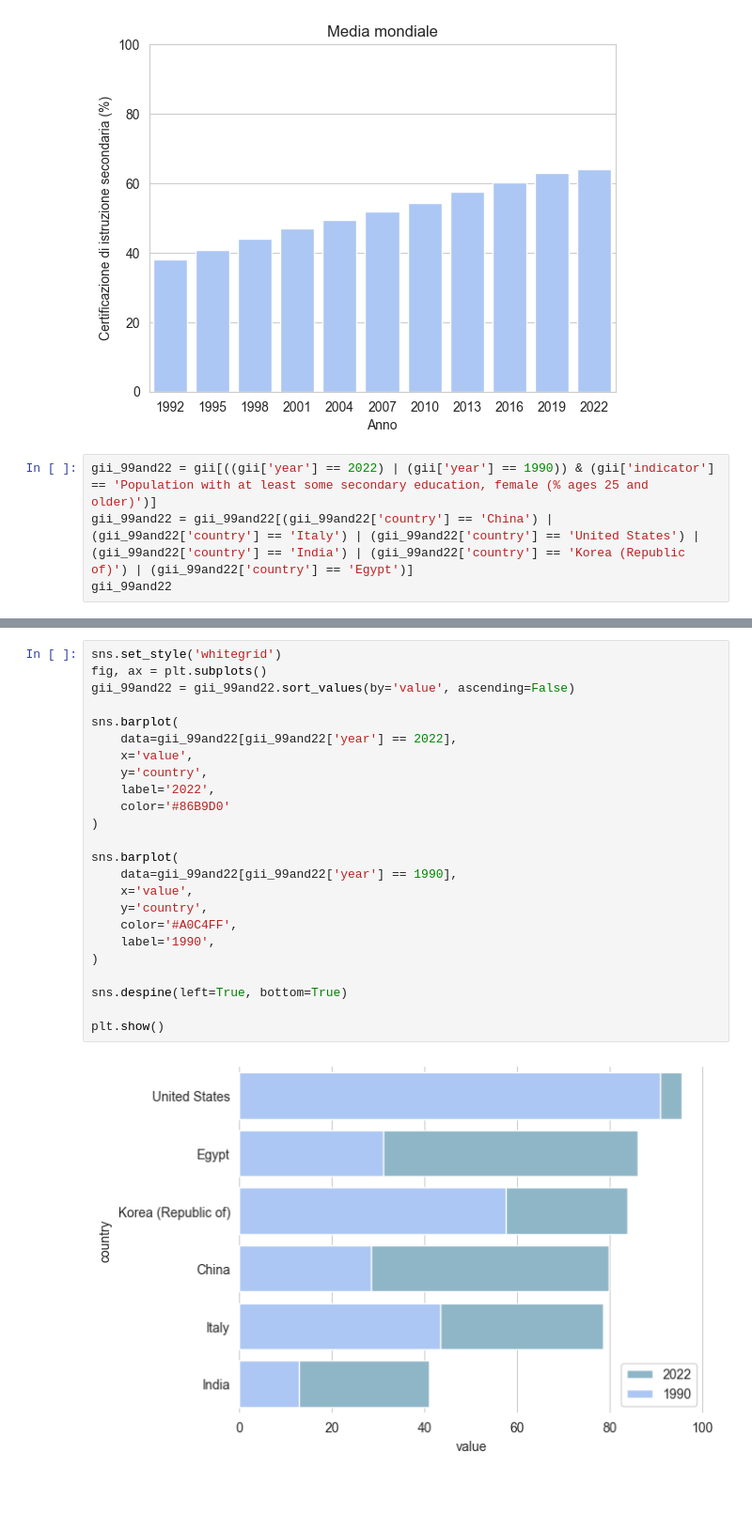
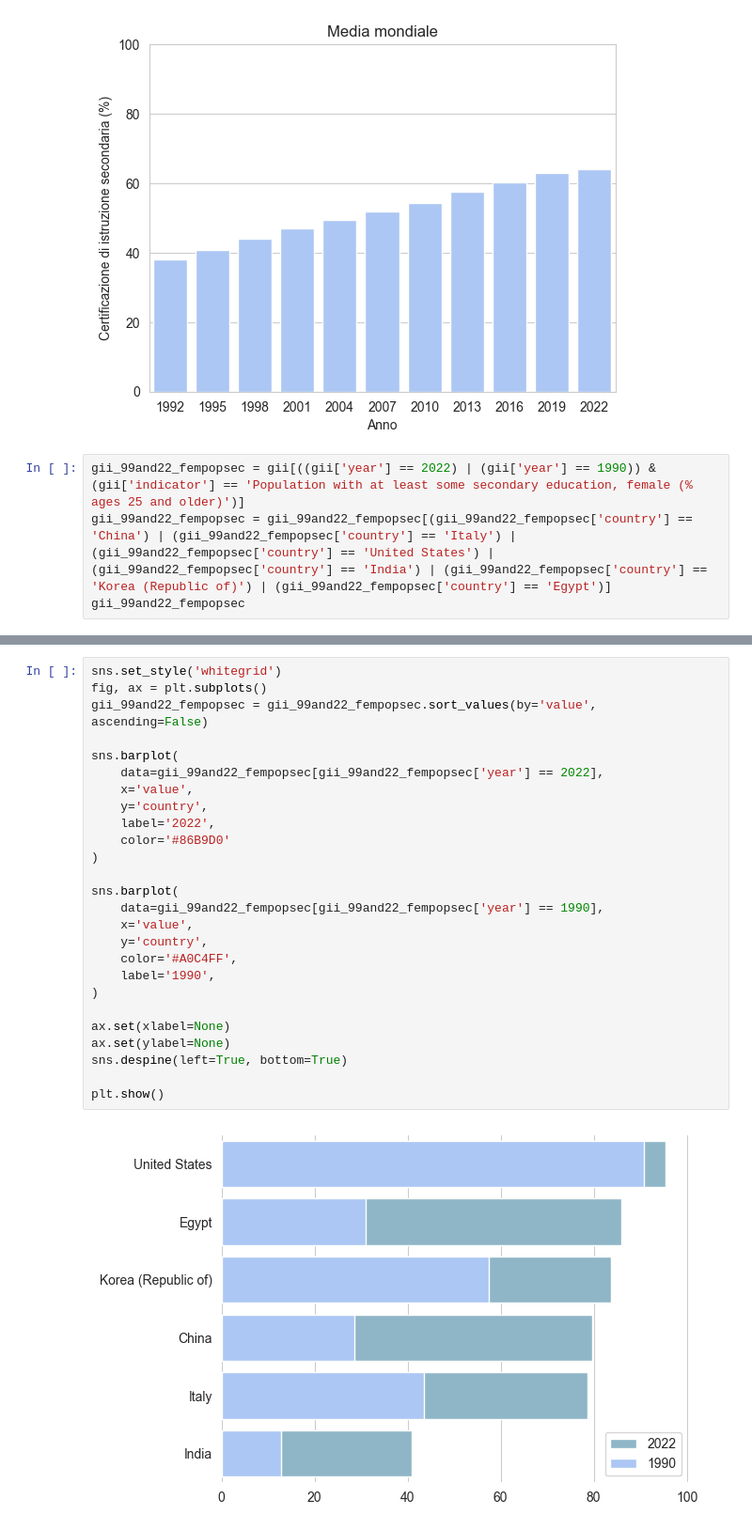
Before and after one commit to ByZeroMatt/SciVis_Project_2024, a Jupyter notebook: src/main/main.ipynb, the cells around one changed output, grey strips where cells are left out. Shown at 94% size. Drawn from its saved outputs; the diff is of its cells as text; blank space fills up the shorter version.

```diff
--- a/src/main/main.ipynb
+++ b/src/main/main.ipynb
@@ -514,9 +496,9 @@ plt.show()
 # %% [output]
 [figure]
 # %%
-gii_99and22 = gii[((gii['year'] == 2022) | (gii['year'] == 1990)) & (gii['indicator'] == 'Population with at least some secondary education, female (% ages 25 and older)')]
-gii_99and22 = gii_99and22[(gii_99and22['country'] == 'China') | (gii_99and22['country'] == 'Italy') | (gii_99and22['country'] == 'United States') | (gii_99and22['country'] == 'India') | (gii_99and22['country'] == 'Korea (Republic of)') | (gii_99and22['country'] == 'Egypt')]
-gii_99and22
+gii_99and22_fempopsec = gii[((gii['year'] == 2022) | (gii['year'] == 1990)) & (gii['indicator'] == 'Population with at least some secondary education, female (% ages 25 and older)')]
+gii_99and22_fempopsec = gii_99and22_fempopsec[(gii_99and22_fempopsec['country'] == 'China') | (gii_99and22_fempopsec['country'] == 'Italy') | (gii_99and22_fempopsec['country'] == 'United States') | (gii_99and22_fempopsec['country'] == 'India') | (gii_99and22_fempopsec['country'] == 'Korea (Republic of)') | (gii_99and22_fempopsec['country'] == 'Egypt')]
+gii_99and22_fempopsec
 # %% [output]
 |  | countryIsoCode | country | indexCode | index | dimension | indicatorCode | indicator | year | value | ... |
 | 4806 | CHN | China | GII | Gender Inequality Index |  | se_f | Population with at least some sec... | 1990 | 28.515 | ... |
@@ -534,26 +516,28 @@ gii_99and22
 # %%
 sns.set_style('whitegrid')
 fig, ax = plt.subplots()
-gii_99and22 = gii_99and22.sort_values(by='value', ascending=False)
+gii_99and22_fempopsec = gii_99and22_fempopsec.sort_values(by='value', ascending=False)
 
 sns.barplot(
-    data=gii_99and22[gii_99and22['year'] == 2022],
+    data=gii_99and22_fempopsec[gii_99and22_fempopsec['year'] == 2022],
     x='value',
     y='country',
     label='2022',
     color='#86B9D0'
 )
 
 sns.barplot(
-    data=gii_99and22[gii_99and22['year'] == 1990],
+    data=gii_99and22_fempopsec[gii_99and22_fempopsec['year'] == 1990],
     x='value',
     y='country',
     color='#A0C4FF',
     label='1990',
 )
 
+ax.set(xlabel=None)
+ax.set(ylabel=None)
 sns.despine(left=True, bottom=True)
 
 plt.show()
 # %% [output]
-[figure, old version]
+[figure, new version]
```
Also changed, not shown: parts of 4 cells of this notebook, 2 other files.
